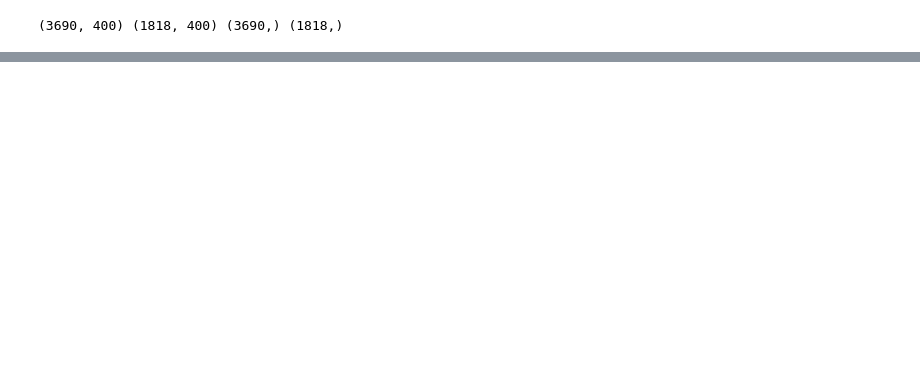
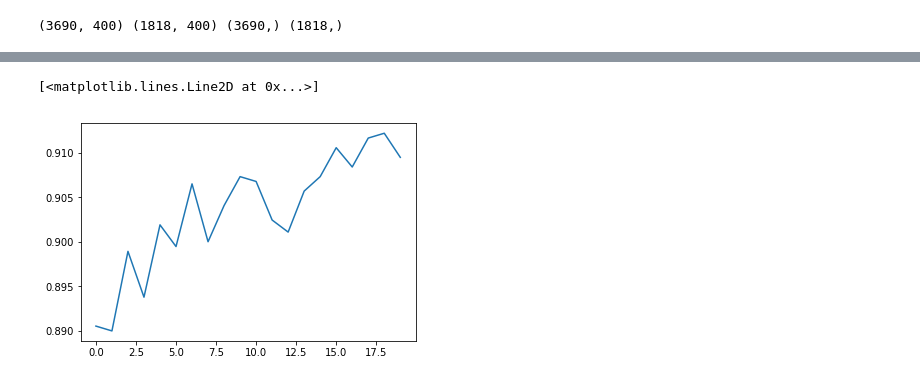
Before and after one commit to tempflip/char_recognition, a Jupyter notebook: char_classify.ipynb, the cells around one changed output, grey strips where cells are left out. Cells and saved outputs as stored; diff of their text form; code cells hidden in the pictures; blank space fills up the shorter version.

```diff
--- a/char_classify.ipynb
+++ b/char_classify.ipynb
@@ -193,0 +219,36 @@ plt.imshow(cm, cmap = plt.cm.Reds)
+# %%
+model = Sequential()
+B = 2
+
+model.add(Convolution2D(16, B, B, input_shape = (xx_train.shape[1], xx_train.shape[2], 1)))
+model.add(MaxPooling2D((2,2)))
+model.add(Dropout(0.2))
+model.add(Activation('relu'))
+print (model.output)
+
+model.add(Convolution2D(32, B, B))
+model.add(MaxPooling2D((2,2)))
+model.add(Dropout(0.2))
+model.add(Activation('relu'))
+print (model.output)
+
+model.add(Flatten())
+print (model.output)
+
+model.add(Dense(4 * 4 * 32))
+print (model.output)
+
+model.add(Dense(256))
+print (model.output)
+
+model.add(Dense(128))
+print (model.output)
+
+model.add(Dense(64))
+print (model.output)
+
+model.add(Dense(32))
+print (model.output)
+
+model.add(Dense(yy_train.shape[1]))
+print (model.output)
@@ -193,0 +265,5 @@ plt.imshow(cm, cmap = plt.cm.Reds)
+# %%
+model.compile(optimizer="adam", loss="mse", metrics=['accuracy'])
+# %%
+E = 20
+history = model.fit(xx_train, yy_train, nb_epoch=E)
@@ -193,0 +288,5 @@ plt.imshow(cm, cmap = plt.cm.Reds)
+# %%
+plt.plot(history.history['acc'])
+# %% [output]
+[<matplotlib.lines.Line2D at 0x...>]
+[figure, added]
```
Also changed, not shown: parts of 20 cells of this notebook.
